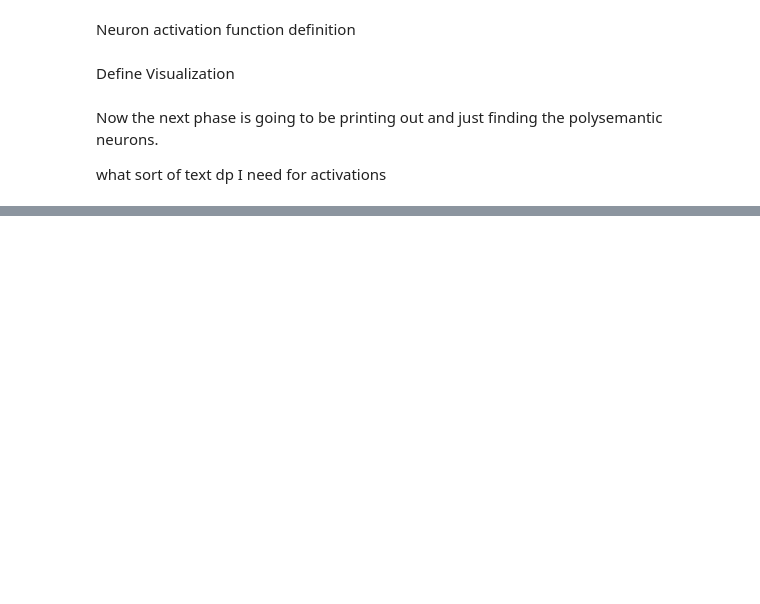
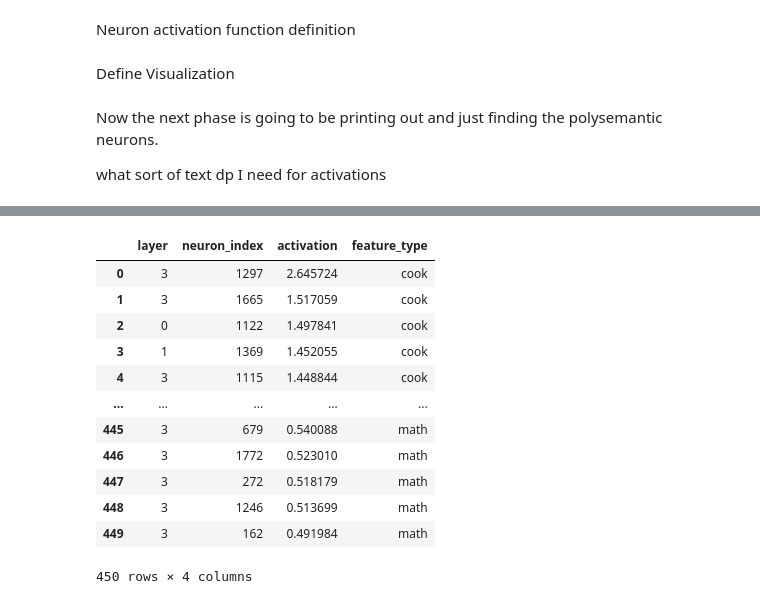
Before and after one commit to jprivera44/Polysemantic-Neurons, a Jupyter notebook: Polysemantic_neurons.ipynb, the cells around one changed output, grey strips where cells are left out. Cells and saved outputs as stored; diff of their text form; code cells hidden in the pictures; blank space fills up the shorter version.

```diff
--- a/Polysemantic_neurons.ipynb
+++ b/Polysemantic_neurons.ipynb
@@ -357,3 +368,42 @@ save_to_csv(top_500_neurons_python_pr, "top_500_neurons_python_pr.csv")
 save_to_csv(top_500_neurons_python_an, "top_500_neurons_python_an.csv")
 save_to_csv(top_500_neurons_nintendo, "top_500_neurons_nintendo.csv")
 save_to_csv(top_500_neurons_math, "top_500_neurons_math.csv")
+# %%
+import pandas as pd
+
+def load_csv(filename, feature_type):
+    df = pd.read_csv(filename)
+    df["feature_type"] = feature_type
+    return df
+
+# Load the datasets and add a column for the feature type
+cook_df = load_csv("top_500_neurons_cook.csv", "cook")
+nba_df = load_csv("top_500_neurons_nba.csv", "nba")
+sail_df = load_csv("top_500_neurons_sail.csv", "sail")
+travel_df = load_csv("top_500_neurons_travel.csv", "travel")
+tech_df = load_csv("top_500_neurons_tech.csv", "tech")
+python_pr_df = load_csv("top_500_neurons_python_pr.csv", "python_pr")
+python_an_df = load_csv("top_500_neurons_python_an.csv", "python_an")
+nintendo_df = load_csv("top_500_neurons_nintendo.csv", "nintendo")
+math_df = load_csv("top_500_neurons_math.csv", "math")
+
+# Combine all datasets into one DataFrame
+all_neurons_df = pd.concat([cook_df, nba_df, sail_df, travel_df, tech_df, python_pr_df, python_an_df, nintendo_df, math_df], ignore_index=True)
+# %%
+all_neurons_df.rename(columns={"0": "layer", "1": "neuron_index", "2": "activation"},inplace = True)
+# %%
+all_neurons_df
+# %% [output]
+|  | layer | neuron_index | activation | feature_type |
+| 0 | 3 | 1297 | 2.645724 | cook |
+| 1 | 3 | 1665 | 1.517059 | cook |
+| 2 | 0 | 1122 | 1.497841 | cook |
+| 3 | 1 | 1369 | 1.452055 | cook |
+| 4 | 3 | 1115 | 1.448844 | cook |
+| ... | ... | ... | ... | ... |
+| 445 | 3 | 679 | 0.540088 | math |
+| 446 | 3 | 1772 | 0.523010 | math |
+| 447 | 3 | 272 | 0.518179 | math |
+| 448 | 3 | 1246 | 0.513699 | math |
+| 449 | 3 | 162 | 0.491984 | math |
+450 rows × 4 columns
```
Also changed, not shown: parts of 5 cells of this notebook.
